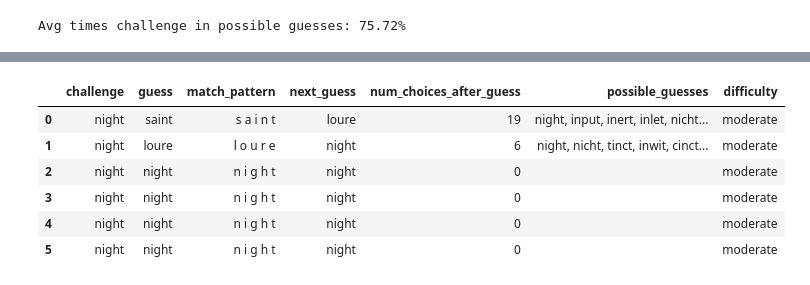
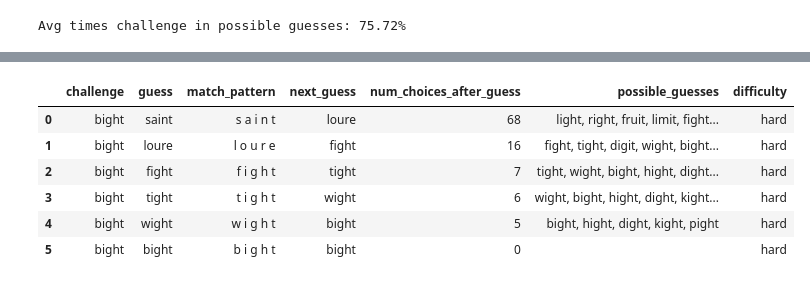
Before and after one commit to jgriffi/Wordle, a Jupyter notebook: notebooks/simulating_openers_eda.ipynb, the cells around one changed output, grey strips where cells are left out. Cells and saved outputs as stored; diff of their text form; code cells hidden in the pictures.

```diff
--- a/notebooks/simulating_openers_eda.ipynb
+++ b/notebooks/simulating_openers_eda.ipynb
@@ -169,6 +170,8 @@ shape: (4, 19)
 | "stain" | "saint" | "" | "saint" | 0 | 5 | ... |
 | "antis" | "saint" | "" | "saint" | 0 | 5 | ... |
 | "satin" | "saint" | "" | "saint" | 0 | 5 | ... |
+# %%
+rng = np.random.default_rng()
 # %%
 # Display the DataFrame with colored patterns
 
@@ -544,7 +626,12 @@ HTML(
 # %%
-(
+endswith_ght = (
     simulating_tries_difficulty
-    .filter(pl.col("challenge") == "night")
+    .filter(pl.col("challenge").str.ends_with("ght"))
+    ["group"]
+    .unique()
+    .to_numpy()
 )
+
+endswith_ght
 # %% [output]
 [interactive output not drawn]
@@ -560,29 +640,30 @@ shape: (6, 19)
 # %%
+endswith_ght_group = rng.choice(endswith_ght, 1, replace = False)
 HTML(
     simulating_tries_difficulty
-    .filter(pl.col("group") == 5828)
+    .filter(pl.col("group") == endswith_ght_group)
     .to_pandas()
     .assign(
         match_pattern = lambda df_:
         color_pattern_matching(
             dataf=df_,
             challenge_col="challenge",
             guess_col="guess"
         )
     )
     [[
         "challenge", "guess", "match_pattern", "next_guess",
         "num_choices_after_guess", "possible_guesses", "difficulty",
     ]]
     .to_html(escape=False)
 )
 # %% [output]
 [interactive output not drawn]
 |  | challenge | guess | match_pattern | next_guess | num_choices_after_guess | possible_guesses | difficulty |
-| 0 | night | saint | s a i n t | loure | 19 | night, input, inert, inlet, nicht... | moderate |
-| 1 | night | loure | l o u r e | night | 6 | night, nicht, tinct, inwit, cinct... | moderate |
-| 2 | night | night | n i g h t | night | 0 |  | moderate |
-| 3 | night | night | n i g h t | night | 0 |  | moderate |
-| 4 | night | night | n i g h t | night | 0 |  | moderate |
-| 5 | night | night | n i g h t | night | 0 |  | moderate |
+| 0 | bight | saint | s a i n t | loure | 68 | light, right, fruit, limit, fight... | hard |
+| 1 | bight | loure | l o u r e | fight | 16 | fight, tight, digit, wight, bight... | hard |
+| 2 | bight | fight | f i g h t | tight | 7 | tight, wight, bight, hight, dight... | hard |
+| 3 | bight | tight | t i g h t | wight | 6 | wight, bight, hight, dight, kight... | hard |
+| 4 | bight | wight | w i g h t | bight | 5 | bight, hight, dight, kight, pight | hard |
+| 5 | bight | bight | b i g h t | bight | 0 |  | hard |
 # %%
```
Also changed, not shown: parts of 26 cells of this notebook, 4 other files.
